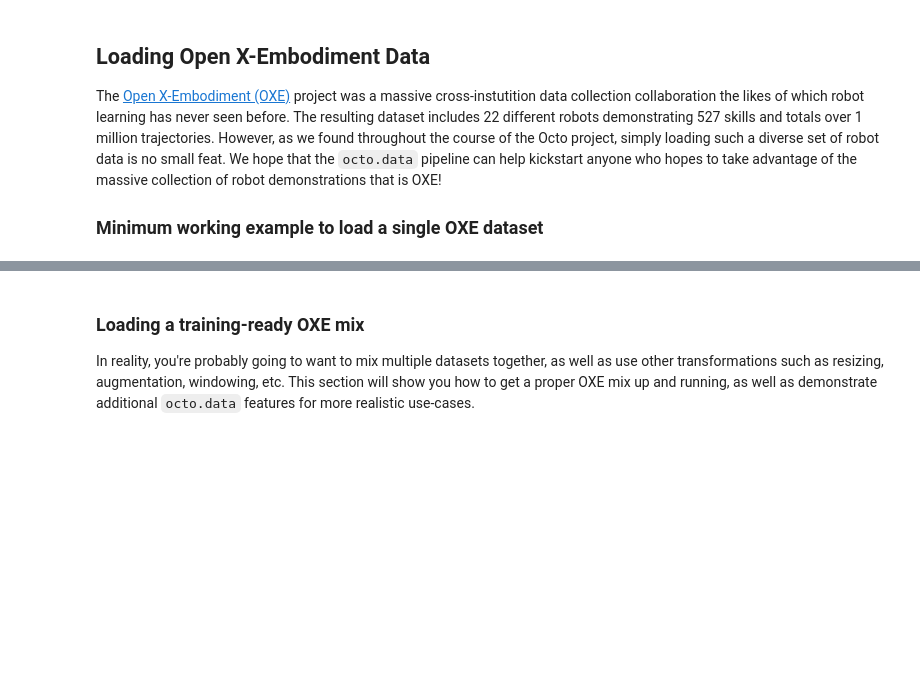
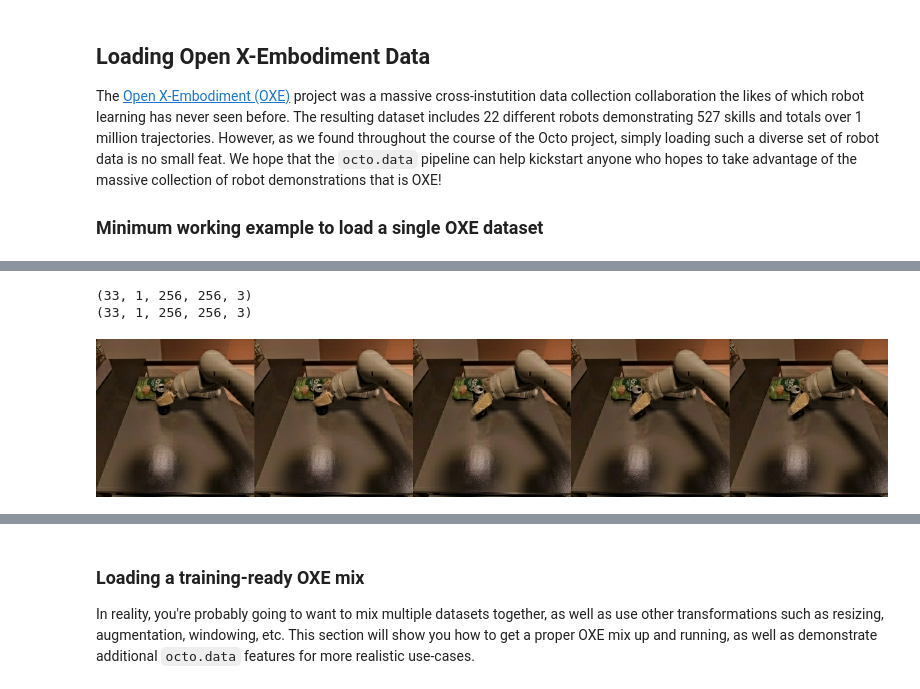
Before and after one commit to yutaizhou/octo, a Jupyter notebook: examples/05_dataloading.ipynb, the cells around one changed output, grey strips where cells are left out. Saved outputs shown, nothing was run; the diff lists cells and outputs as text; code cells hidden in the pictures; blank space fills up the shorter version.

```diff
--- a/examples/05_dataloading.ipynb
+++ b/examples/05_dataloading.ipynb
@@ -11,15 +59,30 @@ The [Open X-Embodiment (OXE)](https://robotics-transformer-x.github.io/) project
 # %%
+%reload_ext autoreload
 # minimum working example to load a single OXE dataset
+from octo.data.oxe import make_oxe_dataset_kwargs
 from octo.data.dataset import make_single_dataset
-from octo.data.oxe import make_oxe_dataset_kwargs
+
+
+# dataset_name = "bridge"
+# oxe_dir = "gs://gresearch/robotics"
+oxe_dir = "/scr/shared/datasets/oxe"
+dataset_name = "bridge_dataset"
+dataset_name = "fractal20220817_data"
+
 
 dataset_kwargs = make_oxe_dataset_kwargs(
     # see octo/data/oxe/oxe_dataset_configs.py for available datasets
     # (this is a very small one for faster loading)
-    "austin_buds_dataset_converted_externally_to_rlds",
+    dataset_name,
     # can be local or on cloud storage (anything supported by TFDS)
     # "/path/to/base/oxe/directory",
-    "gs://gresearch/robotics",
+    oxe_dir,
+    load_proprio=True,
 )
-dataset = make_single_dataset(dataset_kwargs, train=True)  # load the train split
+pprint(dataset_kwargs)
+dataset = make_single_dataset(
+    dataset_kwargs,
+    train=False,
+    # shuffle=False,
+)  # load the train split
 iterator = dataset.iterator()
@@ -32,13 +206,20 @@ print("Task keys: ", traj["task"].keys())
 # %%
+from PIL import Image
 import numpy as np
-from PIL import Image
 
 traj = next(iterator)
 images = traj["observation"]["image_primary"]
+next_images = traj["next_observation"]["image_primary"]
 # should be: (traj_len, window_size, height, width, channels)
 # (window_size defaults to 1)
 print(images.shape)
-Image.fromarray(np.concatenate(images.squeeze()[-5:], axis=1))
+Image.fromarray(np.concatenate(images.squeeze()[-5:], axis=1))  # last 5 frames
+print(next_images.shape)
+Image.fromarray(np.concatenate(next_images.squeeze()[-5:], axis=1))  # last 5 frames
+# %% [output]
+(33, 1, 256, 256, 3)
+(33, 1, 256, 256, 3)
+[figure, added]
 # %%
 # you should set these much higher in practice (as large as your memory can hold!)
 SHUFFLE_BUFFER_SIZE = 1000
```
Also changed, not shown: parts of 23 cells of this notebook, 1 other file.
